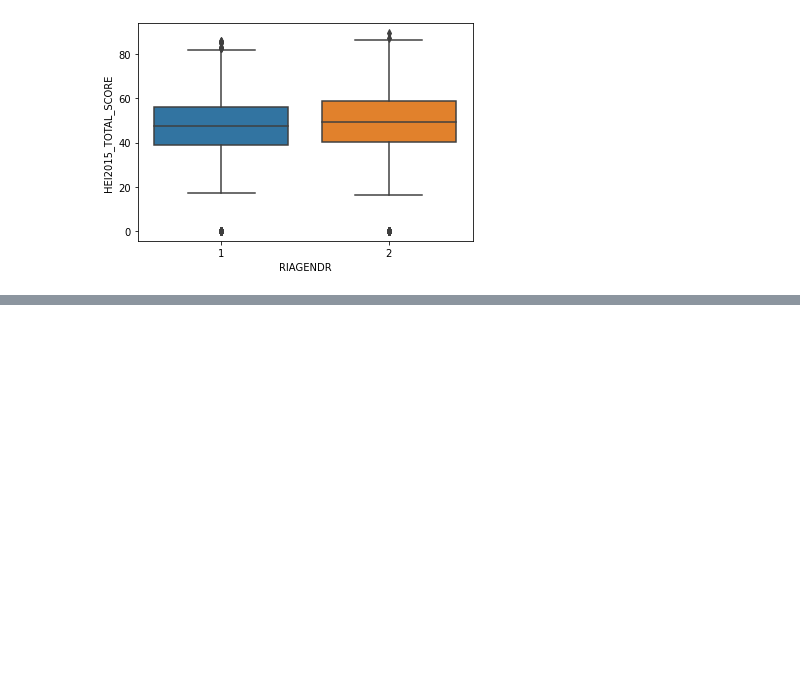
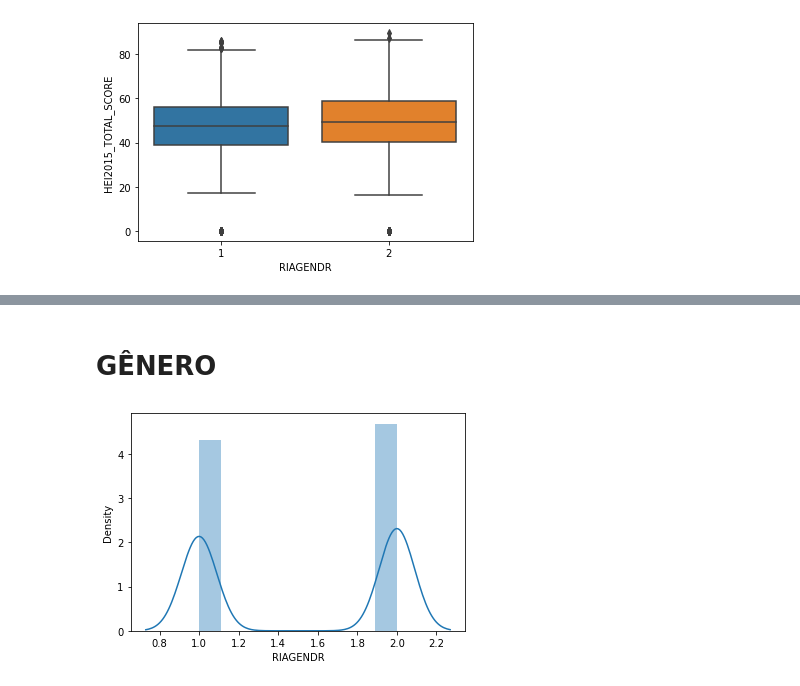
Before and after one commit to alcrepaldi/tera_inferencia, a Jupyter notebook: inferencia.ipynb, the cells around one changed output, grey strips where cells are left out. Cells and saved outputs as stored; diff of their text form; code cells hidden in the pictures; blank space fills up the shorter version.

```diff
--- a/inferencia.ipynb
+++ b/inferencia.ipynb
@@ -200,0 +176,7 @@ plt.show()
+# %% [markdown]
+# **GÊNERO**
+# %%
+sbn.distplot(df_merger['RIAGENDR'])
+plt.show()
+# %% [output]
+[figure, added]
```
Also changed, not shown: parts of 6 cells of this notebook.
